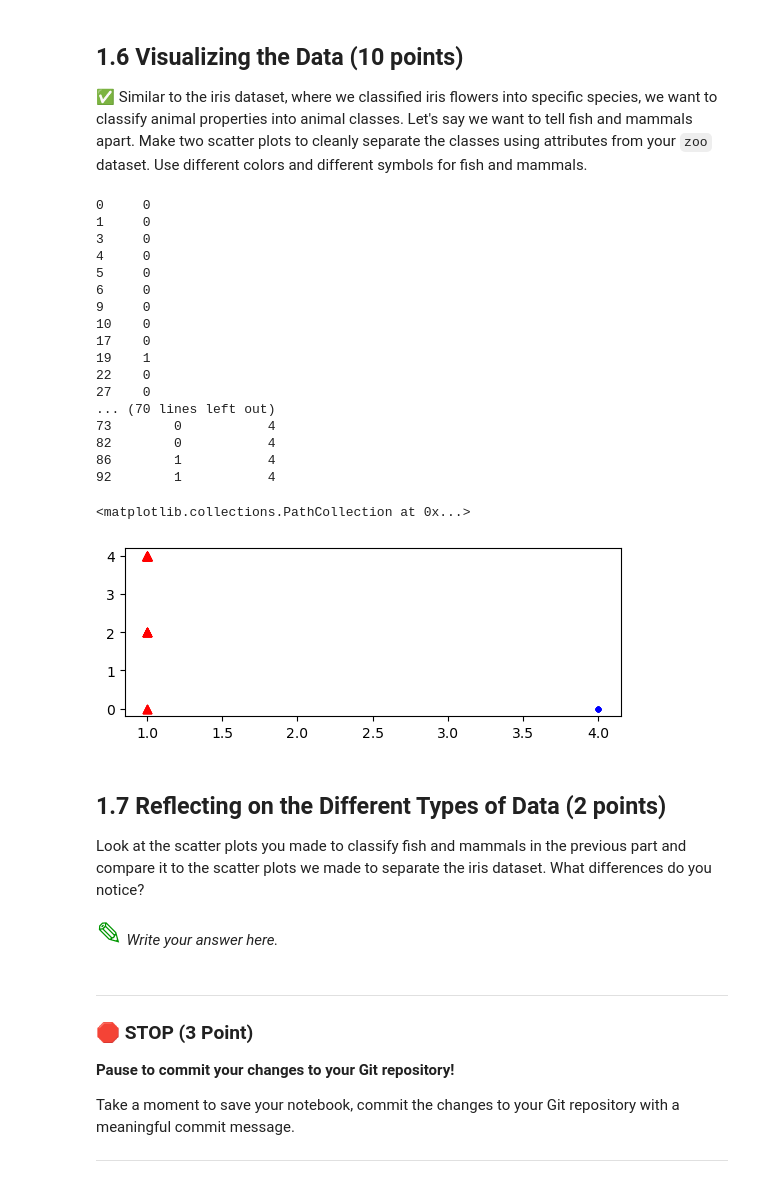
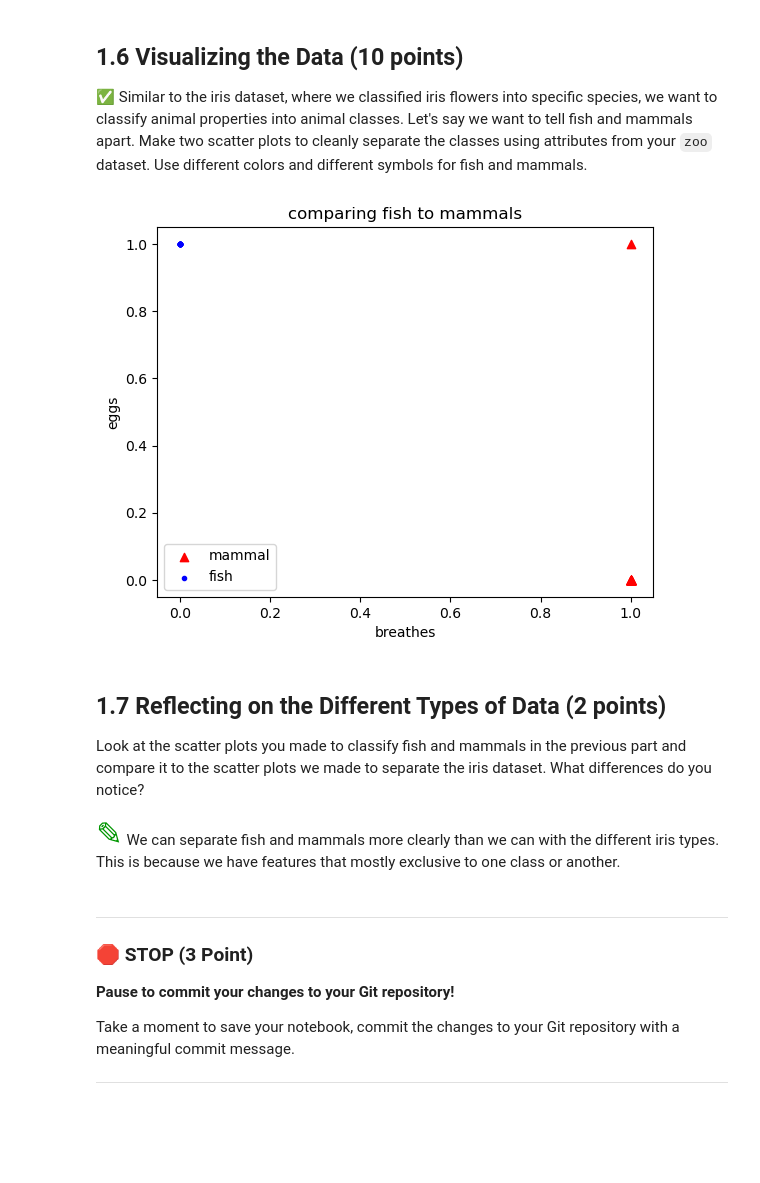
Before and after one commit to zuohanwe/CMSE202-s23-turnin, a Jupyter notebook: hw-02/zuohanwe-HW-02_PandasAndObjects-STUDENT.ipynb, the cells around one changed output. Drawn from its saved outputs; the diff is of its cells as text; code cells hidden in the pictures; blank space fills up the shorter version.

```diff
--- a/hw-02/zuohanwe-HW-02_PandasAndObjects-STUDENT.ipynb
+++ b/hw-02/zuohanwe-HW-02_PandasAndObjects-STUDENT.ipynb
@@ -147,37 +137,21 @@ class_data[['Class_Number', 'Number_Of_Animal_Species_In_Class']]
 # %%
 mammal = zoo_data[zoo_data['class_type'] == 1]
 fish = zoo_data[zoo_data['class_type'] == 4]
-print(mammal['fins'])
-print(fish)
-plt.subplot(2, 1, 1)
-plt.scatter(mammal['class_type'], mammal['legs'], c='red', marker='^', label='mammal')
-plt.scatter(fish['class_type'], fish['legs'], c='blue', marker='.', label='fish')
+plt.scatter(mammal['breathes'], mammal['eggs'], c='red', marker='^', label='mammal')
+plt.scatter(fish['breathes'], fish['eggs'], c='blue', marker='.', label='fish')
+plt.legend()
+plt.xlabel('breathes')
+plt.ylabel('eggs')
+plt.title('comparing fish to mammals')
+plt.show()
 # %% [output]
-0     0
-1     0
-3     0
-4     0
-5     0
-6     0
-9     0
-10    0
-17    0
-19    1
-22    0
-27    0
-... (70 lines left out)
-73        0           4
-82        0           4
-86        1           4
-92        1           4
-<matplotlib.collections.PathCollection at 0x...>
-[figure, old version]
+[figure, new version]
 # %% [markdown]
 ## 1.7 Reflecting on the Different Types of Data (2 points)
 
 Look at the scatter plots you made to classify fish and mammals in the previous part and compare it to the scatter plots we made to separate the iris dataset. What differences do you notice?
 # %% [markdown]
-<font size=6 color="#009600">&#9998;</font> *Write your answer here.*
+<font size=6 color="#009600">&#9998;</font> We can separate fish and mammals more clearly than we can with the different iris types. This is because we have features that mostly exclusive to one class or another.
 # %% [markdown]
 ---
 ### &#128721; STOP (3 Point)
```
Also changed, not shown: parts of 1 cell of this notebook.
